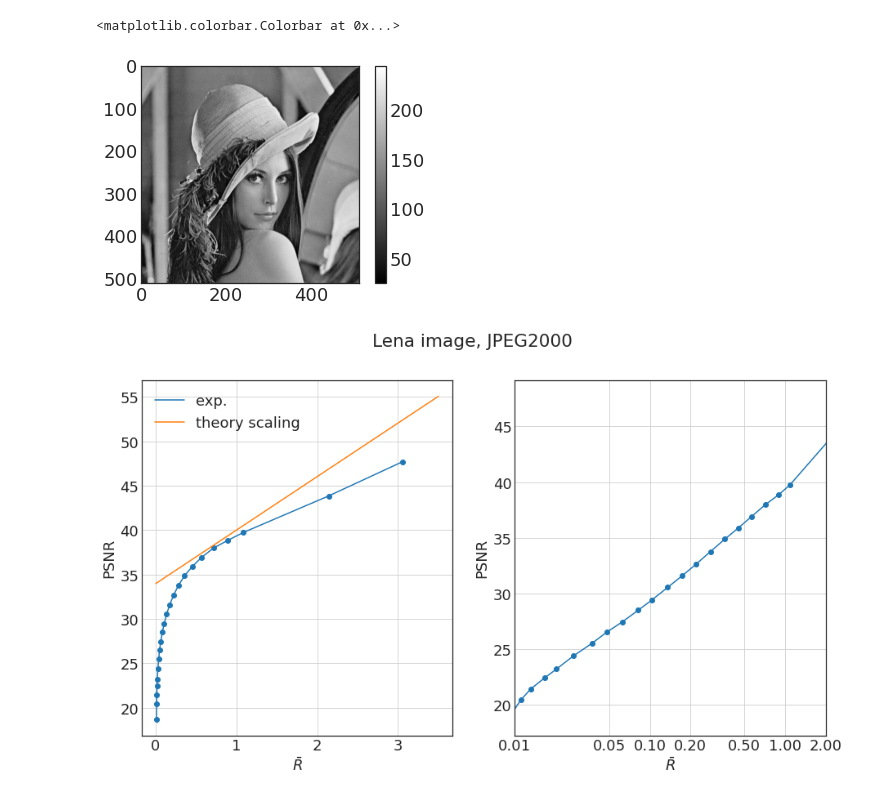
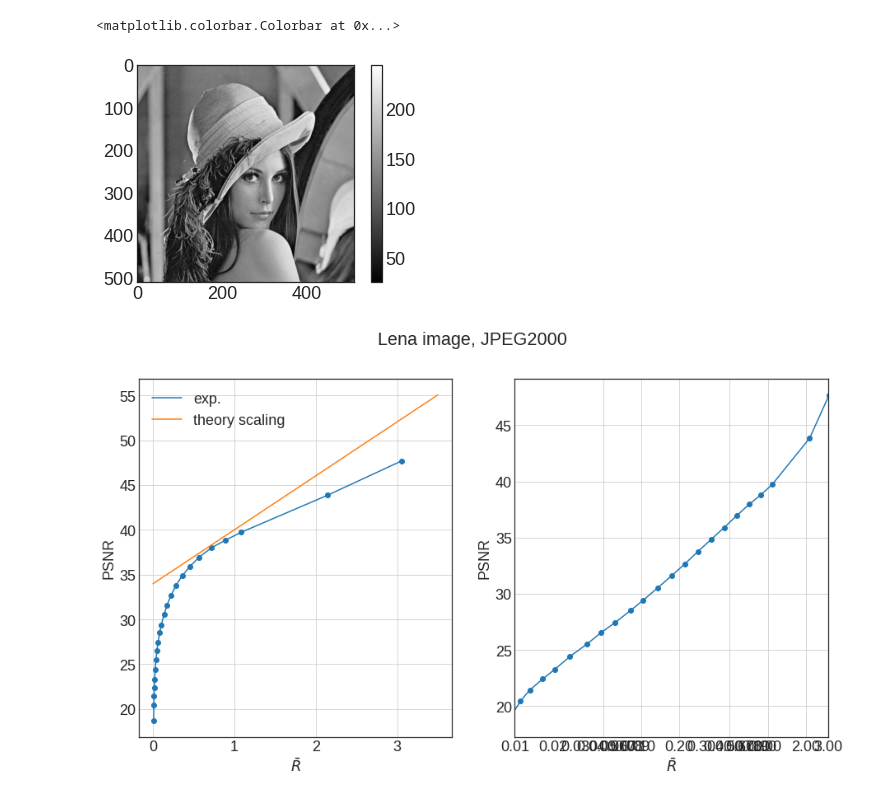
Before and after one commit to jecampagne/cours_mallat_cdf, a Jupyter notebook: cours2022/image_compression.ipynb, the cells around one changed output. Saved outputs shown, nothing was run; the diff lists cells and outputs as text; code cells hidden in the pictures.

```diff
--- a/cours2022/image_compression.ipynb
+++ b/cours2022/image_compression.ipynb
@@ -21,3 +34,2 @@ compress_type="JPEG2000"   # ou "JPEG" ou "JPEG2000"
 # %%
-imgOrig = Image.open(image).convert('L')
-imgOrig_arr = np.array(imgOrig)*1.
+imgOrig = Image.open("Lenna.png").convert('L')
@@ -26,4 +40,4 @@ plt.imshow(imgOrig_arr, interpolation=None, cmap='gray')
 plt.colorbar()
 # %% [output]
 <matplotlib.colorbar.Colorbar at 0x...>
-[figure, old version]
+[figure, new version]
@@ -58,24 +74,24 @@ pval = 20*np.log10(2)*(xval-1)+40.
 # %%
 fig, ax = plt.subplots(1,2, figsize=(15,8))
 ax[0].plot(bppAll,PSNRAll, label="exp.")
 ax[0].scatter(bppAll,PSNRAll)
 ax[0].plot(xval,pval, label="theory scaling")
 ax[0].set_xlabel(r"$\bar{R}$")
 ax[0].set_ylabel("PSNR")
 ax[0].grid()
 ax[0].legend();
 
 ax[1].plot(bppAll,PSNRAll)
 ax[1].scatter(bppAll,PSNRAll)
-ax[1].set_xscale("log",base=2)
+ax[1].set_xscale("log")
 ax[1].set_xticks(np.arange(1/8, 1, 1/2**3))
 ax[1].set_xlabel(r"$\bar{R}$")
 ax[1].set_ylabel("PSNR")
 ax[1].set_xlim([0.01,1.0])
 ax[1].grid()
 ax[1].xaxis.set_major_formatter(mpl.ticker.FormatStrFormatter('%.2f'))
 ax[1].xaxis.set_minor_formatter(mpl.ticker.FormatStrFormatter('%.2f'))
-ax[1].set_xticks([0.01,0.05,0.1,0.2,0.5,1.0,2.0])
+ax[1].set_xticks([0.01,0.05,0.1,0.2,0.5,1.0,2.0, 3.0])
 fig.suptitle(f"Lena image, {compress_type}");
 # %% [output]
-[figure, old version]
+[figure, new version]
```
Also changed, not shown: parts of 7 cells of this notebook.
